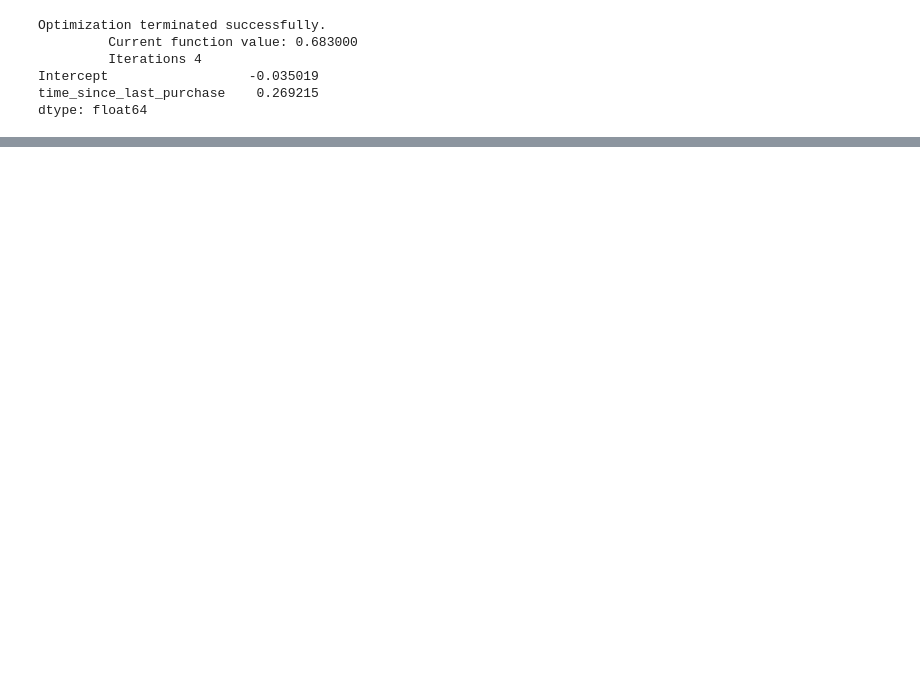
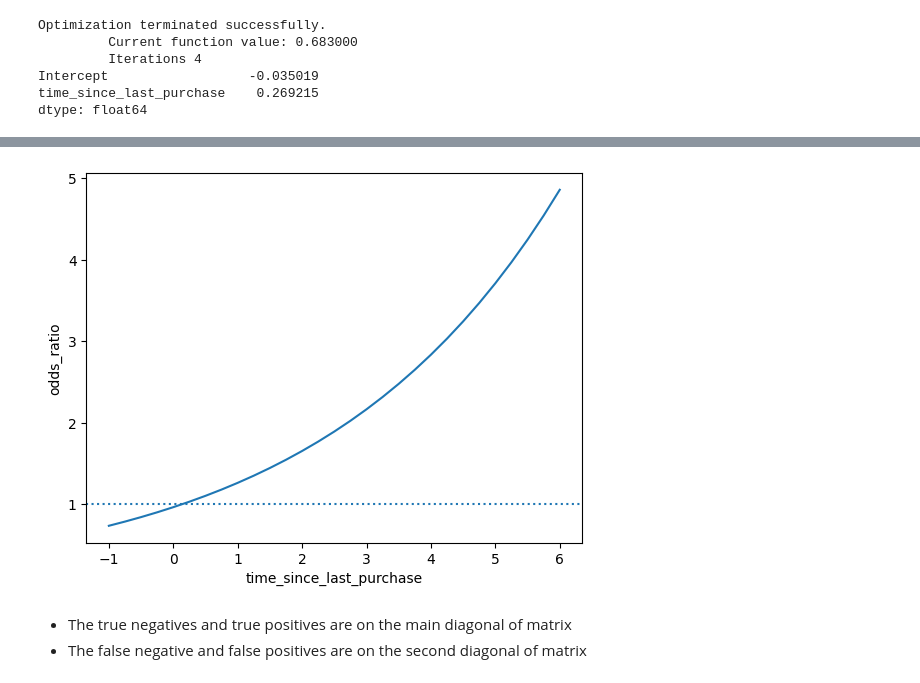
Before and after one commit to maitri0204/Python, a Jupyter notebook: Data Science/Introduction to Regression with statsmodels in Python/Introduction to Regression with statsmodels in Python.ipynb, the cells around one changed output, grey strips where cells are left out. Saved outputs shown, nothing was run; the diff lists cells and outputs as text; code cells hidden in the pictures; blank space fills up the shorter version.

```diff
--- a/Data Science/Introduction to Regression with statsmodels in Python/Introduction to Regression with statsmodels in Python.ipynb
+++ b/Data Science/Introduction to Regression with statsmodels in Python/Introduction to Regression with statsmodels in Python.ipynb
@@ -214,0 +261,8 @@ dtype: float64
+# %%
+# Calculating odds ratio
+prediction_data['odds_ratio'] = prediction_data['has_churned'] / (1-prediction_data['has_churned'])
+sns.lineplot(x='time_since_last_purchase', y='odds_ratio', data=prediction_data)
+plt.axhline(y=1, linestyle='dotted')
+plt.show()
+# %% [output]
+[figure, added]
@@ -214,0 +272,3 @@ dtype: float64
+# %% [markdown]
+- The true negatives and true positives are on the main diagonal of matrix
+- The false negative and false positives are on the second diagonal of matrix
```
Also changed, not shown: parts of 9 cells of this notebook.
